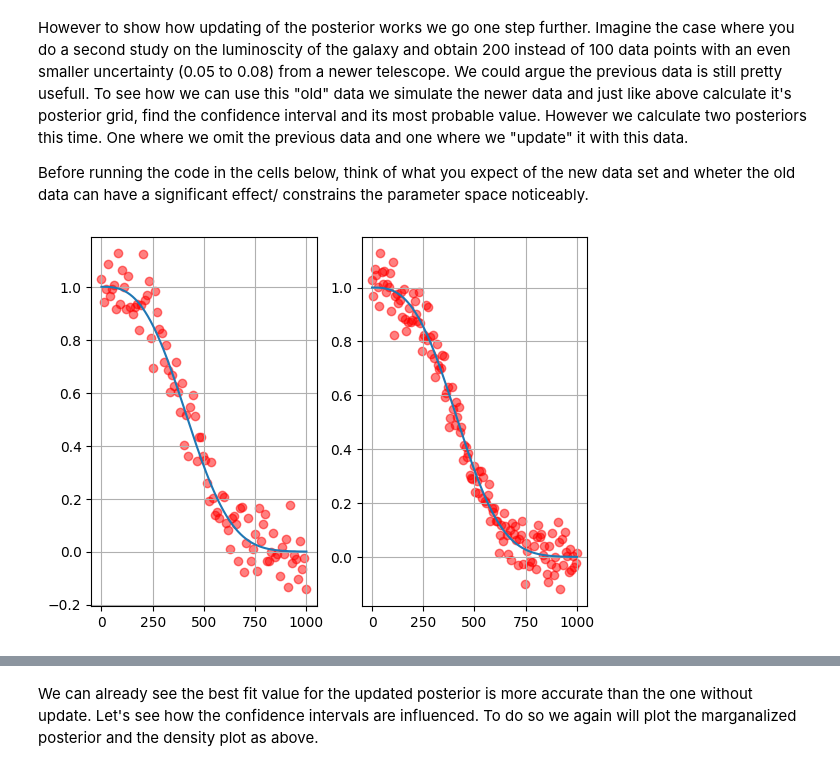
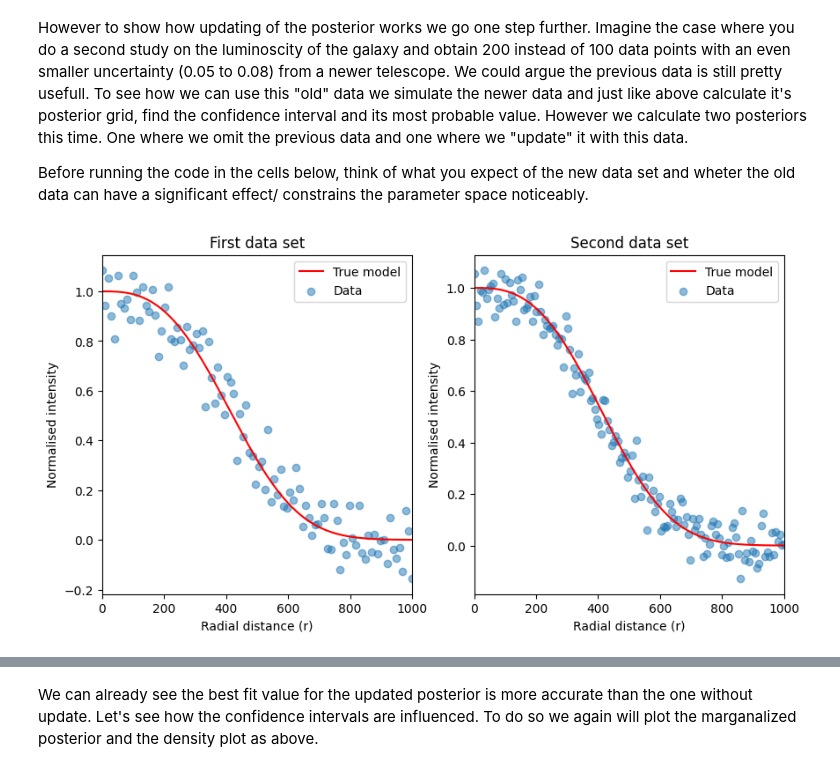
Before and after one commit to t-kist/Bayesian-Statistics-for-Astrophysics-2024, a Jupyter notebook: bayes24/lecture_notes/group4/Chapter4.ipynb, the cells around one changed output, grey strips where cells are left out. Saved outputs shown, nothing was run; the diff lists cells and outputs as text; code cells hidden in the pictures.

```diff
--- a/bayes24/lecture_notes/group4/Chapter4.ipynb
+++ b/bayes24/lecture_notes/group4/Chapter4.ipynb
@@ -64,6 +64,7 @@ In this example we chose a flat/uniform prior, this means we assume all λ value
 import numpy as np
 import matplotlib.pyplot as plt
 from scipy.special import factorial
+plt.style.use("seaborn-v0_8-colorblind")
 
 # True mean photon count rate (λ) of the light source
 true_lambda = 5# True photon count rate (per unit time)
@@ -614,24 +603,31 @@ Before running the code in the cells below, think of what you expect of the new
 # %%
 unc_better = 0.06
 r_range_better = np.linspace(0,R_max,150)
 
 sim_r_2, sim_r_uncertainty_2 = sim_data(r_range_better, true_r_e, true_n, unc_better)
 
-plt.figure()
+plt.figure(figsize=(10,5))
 plt.subplot(1,2,1)
-plt.plot(r_range_model, sersic_profile(r_range_model, true_r_e, true_n))
-plt.scatter(r_range_sim, sim_r, alpha=0.5, c="red")
-
-plt.grid()
+plt.title("First data set")
+plt.plot(r_range_model, sersic_profile(r_range_model, true_r_e, true_n),c="red",label="True model")
+plt.scatter(r_range_sim, sim_r, alpha=0.5, c="tab:blue",label="Data")
+plt.xlim(0,R_max)
+plt.xlabel("Radial distance (r)")
+plt.ylabel("Normalised intensity")
+plt.legend()
 
 plt.subplot(1,2,2)
-plt.plot(r_range_model, sersic_profile(r_range_model, true_r_e, true_n))
-plt.scatter(r_range_better, sim_r_2, alpha=0.5, c="red")
+plt.title("Second data set")
+plt.plot(r_range_model, sersic_profile(r_range_model, true_r_e, true_n), c="red", label="True model")
+plt.scatter(r_range_better, sim_r_2, alpha=0.5, c="tab:blue", label="Data")
+plt.xlim(0,R_max)
+plt.xlabel("Radial distance (r)")
+plt.ylabel("Normalised intensity")
+plt.legend()
 
-plt.grid()
 plt.show()
 # %% [output]
-[figure, old version]
+[figure, new version]
 # %%
 #calculating the posterior for the second data set (again computation time ~1.5min)
 posterior_grid_2 = posterior(n_space, r_e_space, r_range_better, sim_r_2, sim_r_uncertainty_2, flat_prior)
```
Also changed, not shown: parts of 12 cells of this notebook.
